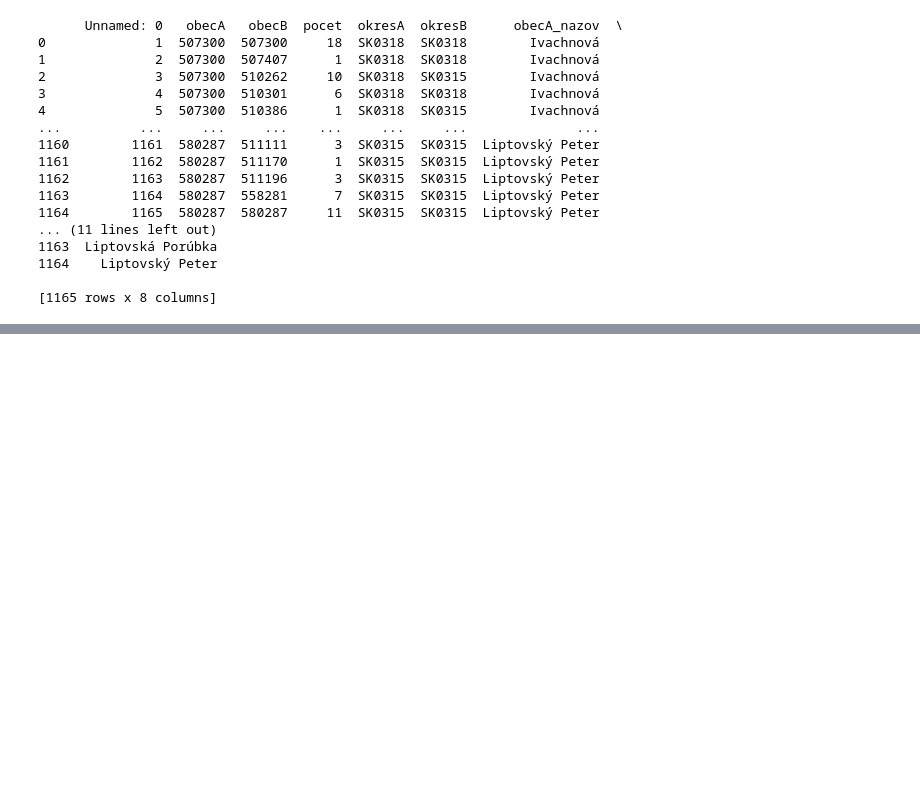
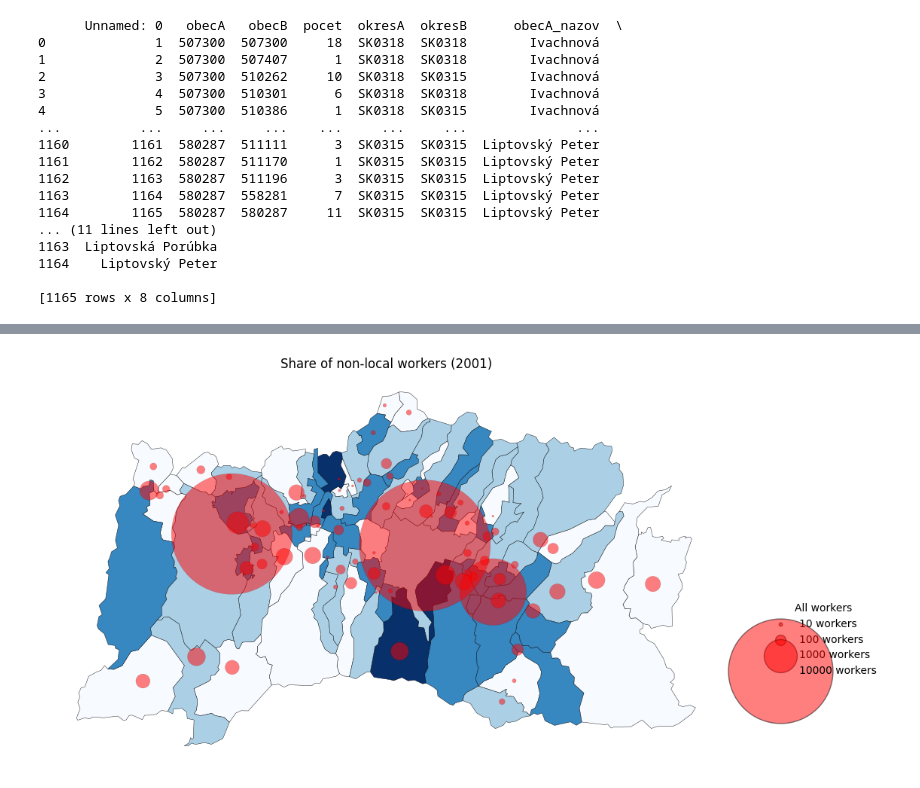
Before and after one commit to dbelohonov/maps_liptov, a Jupyter notebook: notebooks/comparison2.ipynb, the cells around one changed output, grey strips where cells are left out. Saved outputs shown, nothing was run; the diff lists cells and outputs as text; code cells hidden in the pictures; blank space fills up the shorter version.

```diff
--- a/notebooks/comparison2.ipynb
+++ b/notebooks/comparison2.ipynb
@@ -176,12 +176,14 @@ inter01_df = inter01.reset_index().rename(columns = {"pocet01": "v_obci01"})
 outer01_df = outer01.reset_index().rename(columns = {"pocet01": "mimo_obce01"})
 
 table01 = all01_df.merge(
-    outer01_df.merge(
-    inter01_df,
+    inter01_df.merge(
+    outer01_df,
     on = "obecB",
     how = "left"
 ), on = "obecB", how = "left").fillna(0)
 table01["mimo_percent01"] = (table01["mimo_obce01"]/table01["spolu01"]*100).round(1)
 table01["vnutri_percent01"] = (table01["v_obci01"]/table01["spolu01"]*100).round(1)
-print(table01)
+# print(commute01[commute01["obecB"] == "510840"])
+# print(outer01_df[outer01_df["obecB"] == "510840"])
+print(table01[table01["obecB"] == "510840"])
 # %% [output]
@@ -462,0 +461,61 @@ plt.show()
+# %%
+obce_gdf_01 = obce_gdf.merge(
+    table01,
+    left_on = "kod",
+    right_on = "obecB",
+    how = "left"
+).drop(columns = ["kod_obce", "okMesto", "kMesto", "IDN3", "NM3", "IDN2", "NM2", "NAZOVOBCE", "KODOBCE", "obyv"])
+independence_bins = [25, 50, 75]
+
+def scale_size(value, scale = 1):
+    return value*scale
+
+
+# plt.figure(figsize = (11.69, 8.27))
+fig, ax = plt.subplots(figsize = (11.67, 8.27))
+choropleth = tablemap01.plot(
+    ax = ax,
+    column = "mimo_percent01",
+    cmap = "Blues",
+    legend = True,
+    edgecolor = "black",
+    linewidth = 0.3,
+    scheme = "user_defined",
+    classification_kwds = {"bins": independence_bins},
+    legend_kwds = {
+        "title": "Percentage of foreign workers",
+        "loc": "right",
+        "fmt": "{:.0f}",
+        "frameon": False,
+        "bbox_to_anchor": (1.5, 0.5)
+    }
+)
+obce_gdf_01["markersize01"] = obce_gdf_01["spolu01"].apply(scale_size)
+obce_gdf_01.plot(
+    ax = ax,
+    color = "red",
+    markersize = obce_gdf_01["markersize01"],
+    alpha = 0.5,
+    edgecolor = "black",
+    linewidth = 0.1
+)
+circle_size = [10, 100, 1000, 10000]
+legend_circles = [
+    plt.scatter([], [], s = scale_size(val), color = "red", alpha = 0.5, edgecolor = "black", label = f"{val} workers")
+    for val in circle_size
+]
+
+legend1 = ax.legend(
+    handles = legend_circles,
+    title = "All workers",
+    loc = "lower left",
+    bbox_to_anchor = (1.05, 0.2),
+    frameon = False
+)
+
+plt.title("Share of non-local workers (2001)")
+plt.axis(False)
+# plt.savefig("../result_maps/autonomy/LM_RK_autonomy_2001_binary.pdf", format = "pdf", dpi = 300, bbox_inches = "tight")
+plt.show()
+# %% [output]
+[figure, added]
```
Also changed, not shown: parts of 9 cells of this notebook, 9 other files.
